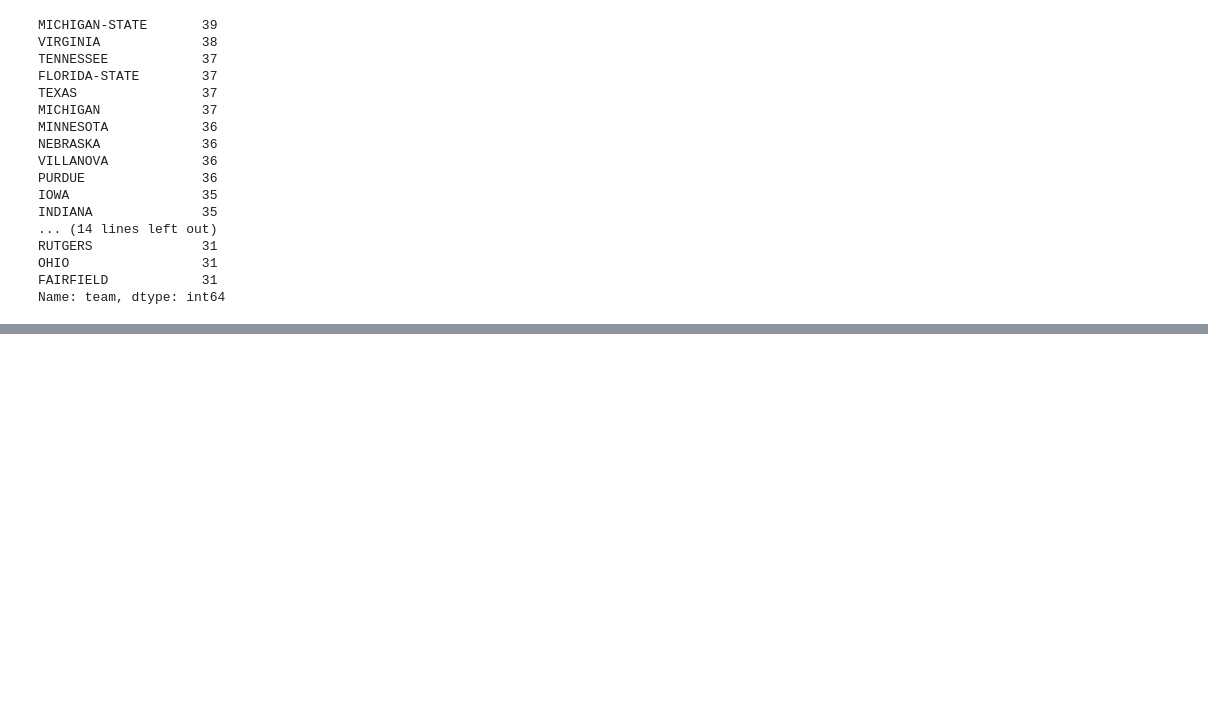
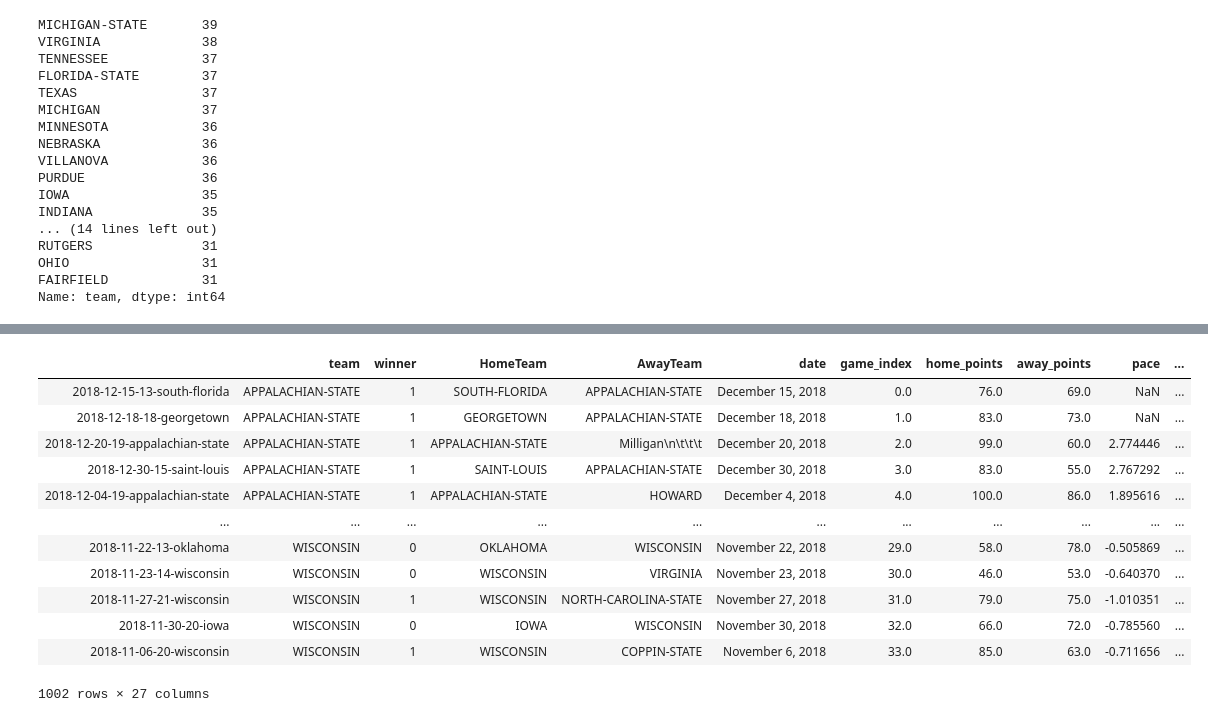
Before and after one commit to MachineEarnedRuns/NCAAB-Game-Predictor-WIP-, a Jupyter notebook: NCAA Men's Basketball Game Predictor.ipynb, the cells around one changed output, grey strips where cells are left out. Drawn from its saved outputs; the diff is of its cells as text; code cells hidden in the pictures; blank space fills up the shorter version.

```diff
--- a/NCAA Men's Basketball Game Predictor.ipynb
+++ b/NCAA Men's Basketball Game Predictor.ipynb
@@ -958,0 +982,6 @@ Our lowest log loss (0.655529) occurred at a span of 14
+# %%
+from sklearn.preprocessing import StandardScaler
+scale = StandardScaler()
+# %%
+feats =  pd.DataFrame(scale.fit_transform(diff_df[cols]),
+                           columns=cols,index=diff_df.index)
@@ -958,0 +1004,21 @@ Our lowest log loss (0.655529) occurred at a span of 14
+# %%
+diff_df[cols]=feats[cols]
+# %%
+le = LabelEncoder()
+diff_df.winner = le.fit_transform(diff_df.winner)
+# %%
+diff_df
+# %% [output]
+|  | team | winner | HomeTeam | AwayTeam | date | game_index | home_points | away_points | pace | ... |
+| 2018-12-15-13-south-florida | APPALACHIAN-STATE | 1 | SOUTH-FLORIDA | APPALACHIAN-STATE | December 15, 2018 | 0.0 | 76.0 | 69.0 | NaN | ... |
+| 2018-12-18-18-georgetown | APPALACHIAN-STATE | 1 | GEORGETOWN | APPALACHIAN-STATE | December 18, 2018 | 1.0 | 83.0 | 73.0 | NaN | ... |
+| 2018-12-20-19-appalachian-state | APPALACHIAN-STATE | 1 | APPALACHIAN-STATE | Milligan\n\t\t\t | December 20, 2018 | 2.0 | 99.0 | 60.0 | 2.774446 | ... |
+| 2018-12-30-15-saint-louis | APPALACHIAN-STATE | 1 | SAINT-LOUIS | APPALACHIAN-STATE | December 30, 2018 | 3.0 | 83.0 | 55.0 | 2.767292 | ... |
+| 2018-12-04-19-appalachian-state | APPALACHIAN-STATE | 1 | APPALACHIAN-STATE | HOWARD | December 4, 2018 | 4.0 | 100.0 | 86.0 | 1.895616 | ... |
+| ... | ... | ... | ... | ... | ... | ... | ... | ... | ... | ... |
+| 2018-11-22-13-oklahoma | WISCONSIN | 0 | OKLAHOMA | WISCONSIN | November 22, 2018 | 29.0 | 58.0 | 78.0 | -0.505869 | ... |
+| 2018-11-23-14-wisconsin | WISCONSIN | 0 | WISCONSIN | VIRGINIA | November 23, 2018 | 30.0 | 46.0 | 53.0 | -0.640370 | ... |
+| 2018-11-27-21-wisconsin | WISCONSIN | 1 | WISCONSIN | NORTH-CAROLINA-STATE | November 27, 2018 | 31.0 | 79.0 | 75.0 | -1.010351 | ... |
+| 2018-11-30-20-iowa | WISCONSIN | 0 | IOWA | WISCONSIN | November 30, 2018 | 32.0 | 66.0 | 72.0 | -0.785560 | ... |
+| 2018-11-06-20-wisconsin | WISCONSIN | 1 | WISCONSIN | COPPIN-STATE | November 6, 2018 | 33.0 | 85.0 | 63.0 | -0.711656 | ... |
+1002 rows × 27 columns
```
Also changed, not shown: parts of 32 cells of this notebook.
